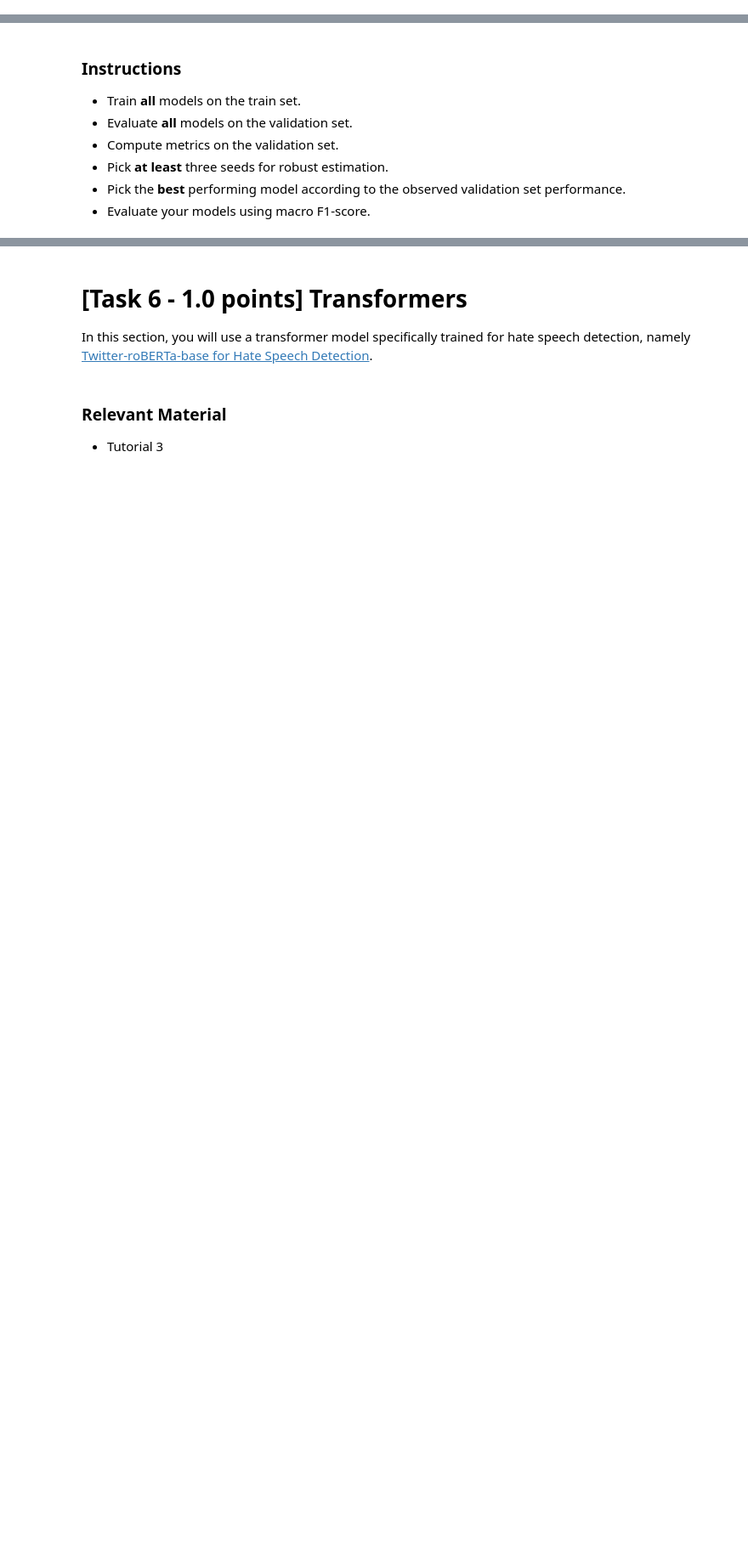
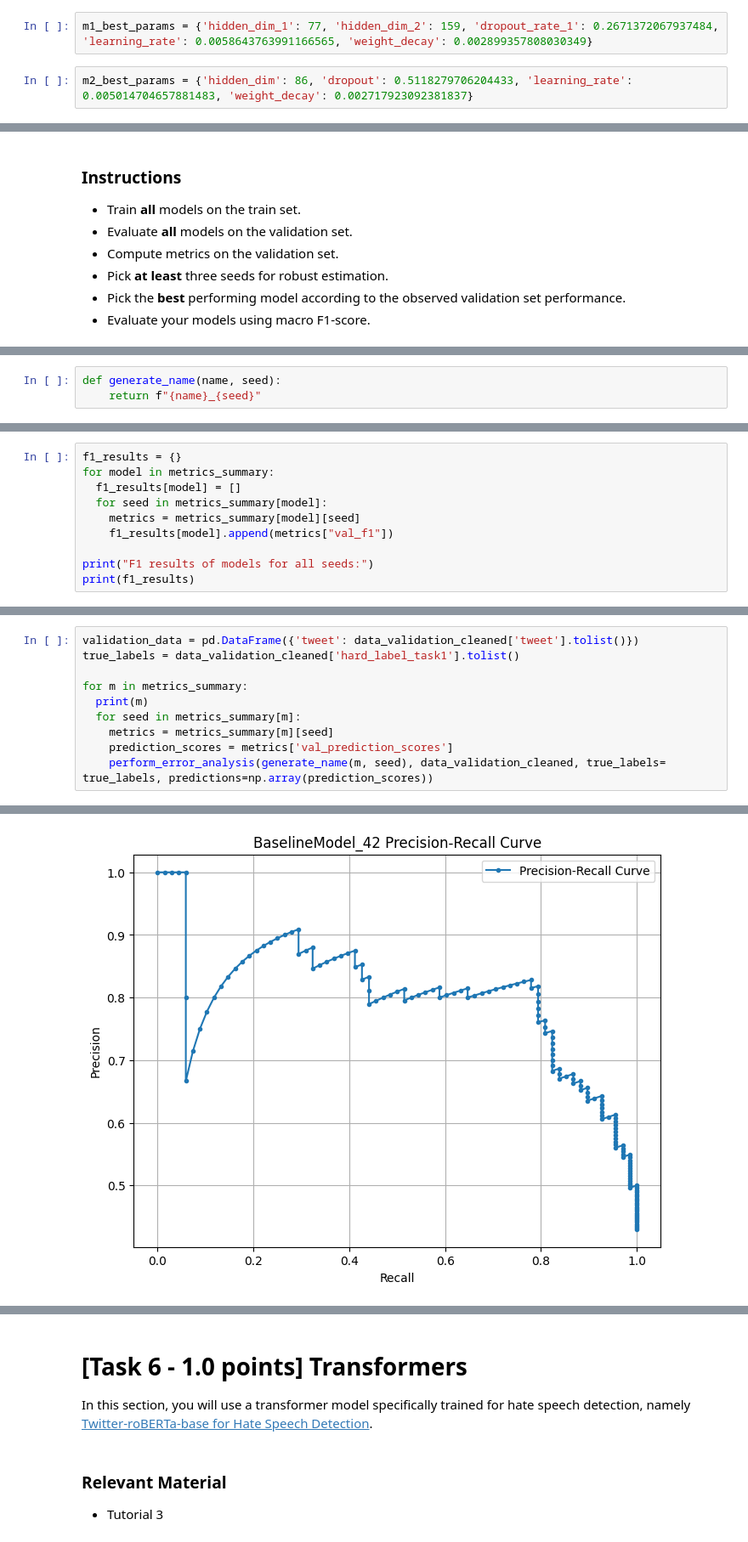
Before and after one commit to kazemihabib/nlp_assignment_1, a Jupyter notebook: Assignment1-2425.ipynb, the cells around one changed output, grey strips where cells are left out. Shown at 85% size. Cells and saved outputs as stored; diff of their text form; blank space fills up the shorter version.

```diff
--- a/Assignment1-2425.ipynb
+++ b/Assignment1-2425.ipynb
@@ -880 +901,5 @@ weighted avg       0.52      0.51      0.51       158
+# %%
+m1_best_params = {'hidden_dim_1': 77, 'hidden_dim_2': 159, 'dropout_rate_1': 0.2671372067937484, 'learning_rate': 0.0058643763991166565, 'weight_decay': 0.002899357808030349}
+# %%
+m2_best_params = {'hidden_dim': 86, 'dropout': 0.5118279706204433, 'learning_rate': 0.005014704657881483, 'weight_decay': 0.002717923092381837}
 # %% [markdown]
@@ -893,0 +963,3 @@ You are now tasked to train and evaluate the Baseline and Model 1.
+# %%
+def generate_name(name, seed):
+    return f"{name}_{seed}"
@@ -893,0 +1108,10 @@ You are now tasked to train and evaluate the Baseline and Model 1.
+# %%
+f1_results = {}
+for model in metrics_summary:
+  f1_results[model] = []
+  for seed in metrics_summary[model]:
+    metrics = metrics_summary[model][seed]
+    f1_results[model].append(metrics["val_f1"])
+
+print("F1 results of models for all seeds:")
+print(f1_results)
@@ -893,0 +1146,11 @@ You are now tasked to train and evaluate the Baseline and Model 1.
+# %%
+validation_data = pd.DataFrame({'tweet': data_validation_cleaned['tweet'].tolist()})
+true_labels = data_validation_cleaned['hard_label_task1'].tolist()
+
+for m in metrics_summary:
+  print(m)
+  for seed in metrics_summary[m]:
+    metrics = metrics_summary[m][seed]
+    prediction_scores = metrics['val_prediction_scores']
+    perform_error_analysis(generate_name(m, seed), data_validation_cleaned, true_labels= true_labels, predictions=np.array(prediction_scores))
+# %% [output]
@@ -893,0 +1158 @@ You are now tasked to train and evaluate the Baseline and Model 1.
+[figure, added]
```
Also changed, not shown: parts of 37 cells of this notebook, 9 other files.
